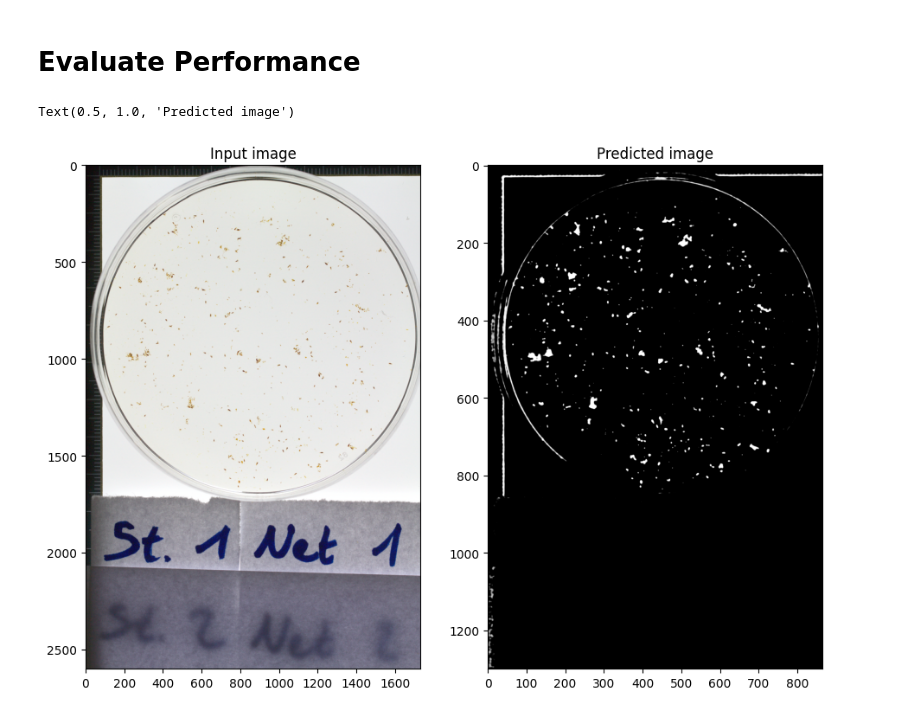
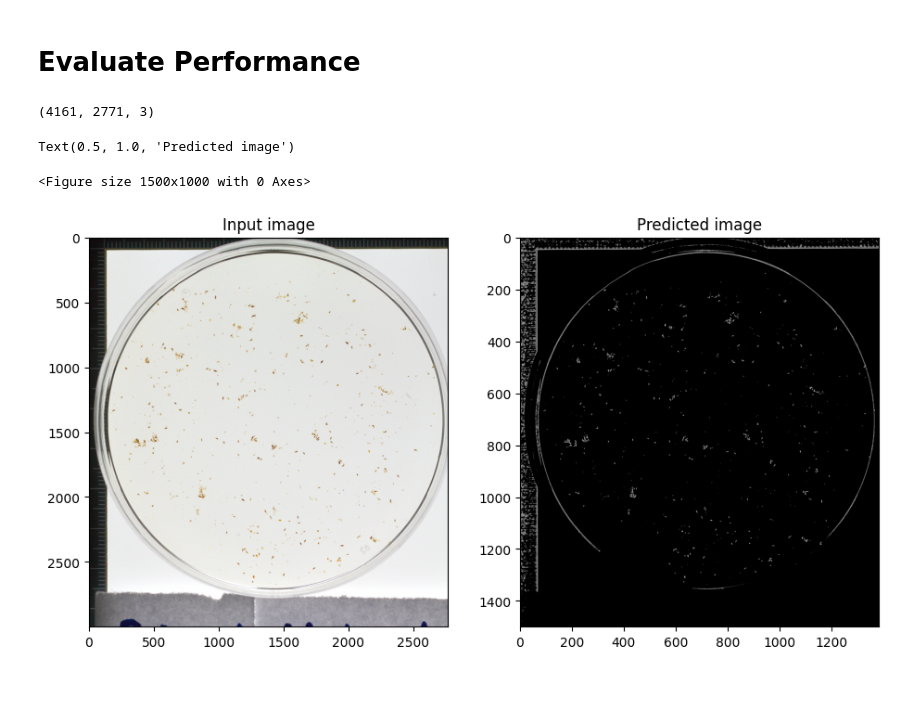
Before and after one commit to Pwhsky/copepod-image-analysis, a Jupyter notebook: lodestar_analysis.ipynb, the cells around one changed output. Cells and saved outputs as stored; diff of their text form; code cells hidden in the pictures; blank space fills up the shorter version.

Commit message:
more work on dataset training and parameter variation

```diff
--- a/lodestar_analysis.ipynb
+++ b/lodestar_analysis.ipynb
@@ -17,9 +19,9 @@ print(np.shape(image))
 (5202, 3464, 3)
 <Figure size 1500x1000 with 0 Axes>
 # %%
-crop_size =65
-y_index = 770
-x_index = 1590
+crop_size =45
+y_index = 3087
+x_index = 1773
 x0,y0 = y_index-crop_size // 2, x_index - crop_size//2
 training_image = np.array(   image[x0:x0+crop_size, y0: y0 + crop_size])
 plt.imshow(training_image)
@@ -42,9 +44,9 @@ y_index = 1675
 x_index = 450
 '''
 
-crops = [45,45,45,45,45,45,45,45,45,45,45,65]
-ys    = [1875, 1864, 2345, 1740, 1610, 1487, 1970, 1480,1945,1430,770] #1525,
-xs    = [1785,  920, 1070, 1825, 1975, 1550,  850, 1595,1230,2395,1590] # 1517,
+crops = [45,45,45,45,45,45,45,45,45,45,45]
+ys    = [1875,    1487,  955,1740,2693,2955,3087,1430 ] # ,1945,1970,1480,,2955,2345,1864,1525,
+xs    = [1785,   1550,   2050,1825,2010,2040,1773,2395] #  ,1230,850,1595,,2040 1070, 920, 1517,
 training_images = []
 number_of_crops = len(ys)
 #x0,y0 = y_index-crop_size // 2, x_index - crop_size//2
@@ -55,16 +57,15 @@ for i in range(number_of_crops):
     #go through the positions for the crops
     y_index   = ys[i]
     x_index   = xs[i]
-    crop_size = 65
+    crop_size = 45
     x0,y0 = y_index-crop_size // 2, x_index - crop_size//2
-
-
     training_image = np.array(   image[x0:x0+crop_size, y0: y0 + crop_size])
     training_images.append(training_image)
     plt.subplot(1,number_of_crops,i+1)
     plt.axis("off")
     plt.imshow(training_image)
 
+
 random_crop = dt.Value(lambda: random.choice(training_images))
 #np.expand_dims(training_images, axis=-1)
 # %% [output]
@@ -72,20 +73,24 @@ random_crop = dt.Value(lambda: random.choice(training_images))
 # %%
 downsample = 2
 training_pipeline = (
+
     dt.Value(random_crop)
     >> dt.AveragePooling(ksize=(downsample, downsample, 1))
-    >> dt.Multiply(lambda: np.random.uniform(0.9, 1.1))
-    >> dt.Add(lambda: np.random.uniform(-0.1, 0.1))
+    #>> dt.Affine(rotate=lambda: np.random.rand()*np.pi*2)
+    >> dt.Multiply(lambda: np.random.uniform(0.95, 1.05))
+    >> dt.Add(lambda: np.random.uniform(-0.07, 0.07))
     >> dt.MoveAxis(-1, 0)
+
     >> dt.pytorch.ToTensor(dtype=torch.float32)
+
 )
-training_dataset = dt.pytorch.Dataset(training_pipeline, length=600, replace=False)
+training_dataset = dt.pytorch.Dataset(training_pipeline, length=400, replace=False)
 # %%
 dataloader = dl.DataLoader(training_dataset,batch_size=8,shuffle=True,num_workers=6)
 # %% [markdown]
 # Train LodeSTAR with cropped sample
 # %%
-epochs = 15
+epochs = 25
 lodestar = dl.LodeSTAR(n_transforms=4,optimizer=dl.Adam(lr=1e-4)).build()
 trainer = dl.Trainer(max_epochs=epochs)
 trainer.fit(lodestar,dataloader)
@@ -112,27 +117,37 @@ INFO:
 # %%
 
 #Downsample test image so it can be fed without crashing the pc
+#Try cope_2.png
+
+image = dt.LoadImage("cope_1.png")
+plt.figure(figsize=(15, 10))
+image = np.array(image.resolve()) #Note to self, resolve() makes it into a list
+
+
 import cv2
-rescale_factor = 0.5
+rescale_factor = 0.8
 new_width  = int(image.shape[1]*rescale_factor)
 new_height = int(image.shape[0]*rescale_factor)
 test_image = cv2.resize(image, (new_width,new_height),interpolation=cv2.INTER_AREA)
-torch_image = torch.from_numpy(test_image).permute(2,0,1).unsqueeze(0).float()
+print(np.shape(test_image))
+torch_image = torch.from_numpy(test_image[0:3000,:,:]).permute(2,0,1).unsqueeze(0).float()
 
 
 #Feed to LodeSTAR
 prediction = lodestar(torch_image)[0].detach().numpy()
 x, y, rho  = prediction[0], prediction[1], prediction[-1]
 
 plt.figure(figsize=(17,11))
 plt.subplot(1,3,1)
-plt.imshow(test_image)
+plt.imshow(test_image[0:3000,:,:])
 plt.title("Input image")
 
 plt.subplot(1,3,2)
 plt.imshow(rho,cmap="gray")
 plt.title("Predicted image")
 # %% [output]
-Text(0.5, 1.0, 'Predicted image')
+(4161, 2771, 3)
+Text(0.5, 1.0, 'Predicted image')
+<Figure size 1500x1000 with 0 Axes>
-[figure, old version]
+[figure, new version]
 # %%
```
Also changed, not shown: parts of 5 cells of this notebook.
